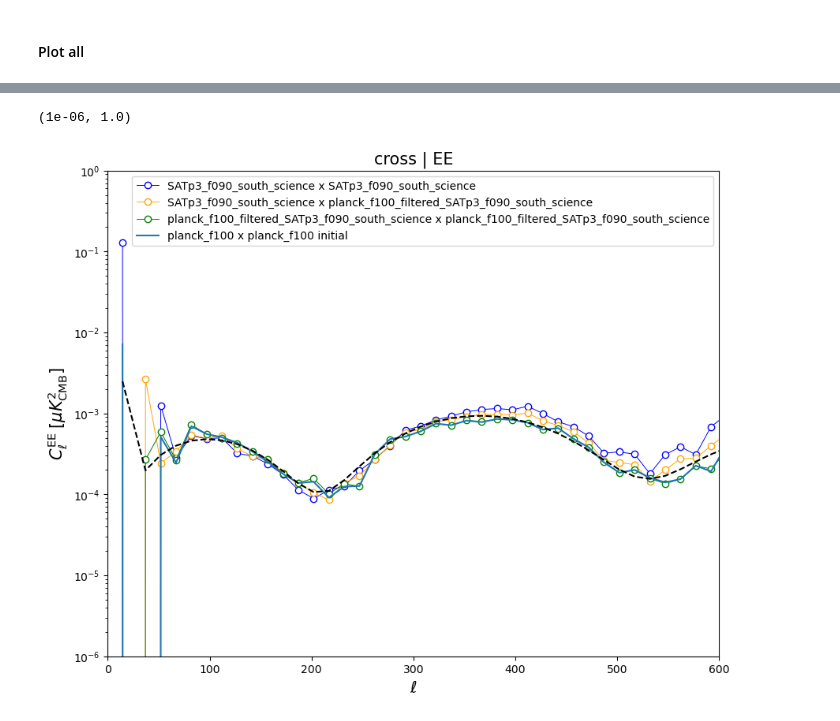
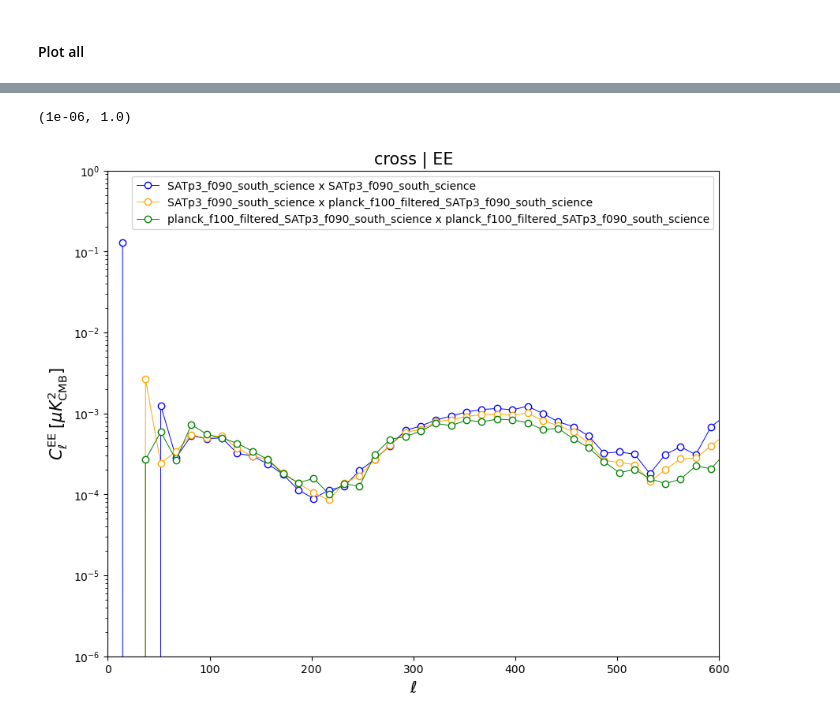
Before and after one commit to simonsobs/bb-awg-scripts, a Jupyter notebook: users/arizzieri/external_data/plots/plot_filtered_vs_initial_ext_data_cross_corr_fit_beams.ipynb, the cells around one changed output, grey strips where cells are left out. Drawn from its saved outputs; the diff is of its cells as text; code cells hidden in the pictures.

Commit message:
plots with Planck data

```diff
--- a/users/arizzieri/external_data/plots/plot_filtered_vs_initial_ext_data_cross_corr_fit_beams.ipynb
+++ b/users/arizzieri/external_data/plots/plot_filtered_vs_initial_ext_data_cross_corr_fit_beams.ipynb
@@ -120,3 +120,26 @@ field_pol_B = nmt.NmtField(mask=analysis_mask_car, maps=[maps_initial_data_car_i
 cls_initial_pol = (nmt.compute_full_master(field_pol_A, field_pol_B, nmt_bins))
 # %% [markdown]
 #### Plot all
+# %%
+# w/o beams corrections
+plt.figure(figsize=(10, 8))
+plt.xlabel(r"$\ell$", fontsize=15)
+plt.ylabel(r"$C_\ell^\mathrm{%s} \; [\mu K_\mathrm{CMB}^2]$" % mode,
+            fontsize=15)
+
+for iep, ep in enumerate(exp_pairs):
+    path_cls_filtered_coadded_tf = f'decoupled_{type}_pcls_{ep[0]}_x_{ep[1]}.npz'
+    cls_filtered_coadded_tf = np.load(dir_cells + path_cls_filtered_coadded_tf)
+
+    plt.plot(cls_filtered_coadded_tf['lb'][:i_max_bin], cls_filtered_coadded_tf[mode][:i_max_bin], label = f'{ep[0]} x {ep[1]}', lw=0.7, mfc="w", marker="o", c=colors[iep])
+
+# plt.plot(cls_filtered_coadded_tf['lb'][:i_max_bin], cls_initial_pol[0]*1e12/pix_win_all[2]/bl_all[2], label=f'{data_init_ext_label} x {data_init_ext_label} initial')
+
+# plt.plot(cls_filtered_coadded_tf['lb'][:len(cmb_clb)], cmb_clb, c="k", ls="--")
+
+plt.legend(fontsize=10)
+plt.title(f'{type} | {mode}', fontsize=15)
+# plt.xscale('log')
+plt.yscale('log')
+plt.xlim(0, 600) #lmax)
+plt.ylim(1e-6, 1e0)
@@ -123,25 +151,25 @@ cls_initial_pol = (nmt.compute_full_master(field_pol_A, field_pol_B, nmt_bins))
 # %%
 plt.figure(figsize=(10, 8))
 plt.xlabel(r"$\ell$", fontsize=15)
 plt.ylabel(r"$C_\ell^\mathrm{%s} \; [\mu K_\mathrm{CMB}^2]$" % mode,
             fontsize=15)
 
 for iep, ep in enumerate(exp_pairs):
     path_cls_filtered_coadded_tf = f'decoupled_{type}_pcls_{ep[0]}_x_{ep[1]}.npz'
     cls_filtered_coadded_tf = np.load(dir_cells + path_cls_filtered_coadded_tf)
 
     plt.plot(cls_filtered_coadded_tf['lb'][:i_max_bin], cls_filtered_coadded_tf[mode][:i_max_bin]/pix_win_all[iep]/bl_all[iep], label = f'{ep[0]} x {ep[1]}', lw=0.7, mfc="w", marker="o", c=colors[iep])
 
-plt.plot(cls_filtered_coadded_tf['lb'][:i_max_bin], cls_initial_pol[0]*1e12/pix_win_all[2]/bl_all[2], label=f'{data_init_ext_label} x {data_init_ext_label} initial')
+# plt.plot(cls_filtered_coadded_tf['lb'][:i_max_bin], cls_initial_pol[0]*1e12/pix_win_all[2]/bl_all[2], label=f'{data_init_ext_label} x {data_init_ext_label} initial')
 
-plt.plot(cls_filtered_coadded_tf['lb'][:len(cmb_clb)], cmb_clb, c="k", ls="--")
+# plt.plot(cls_filtered_coadded_tf['lb'][:len(cmb_clb)], cmb_clb, c="k", ls="--")
 
 plt.legend(fontsize=10)
 plt.title(f'{type} | {mode}', fontsize=15)
 # plt.xscale('log')
 plt.yscale('log')
 plt.xlim(0, 600) #lmax)
 plt.ylim(1e-6, 1e0)
 # %% [output]
 (1e-06, 1.0)
-[figure, old version]
+[figure, new version]
```
Also changed, not shown: parts of 15 cells of this notebook, 2 other files.
